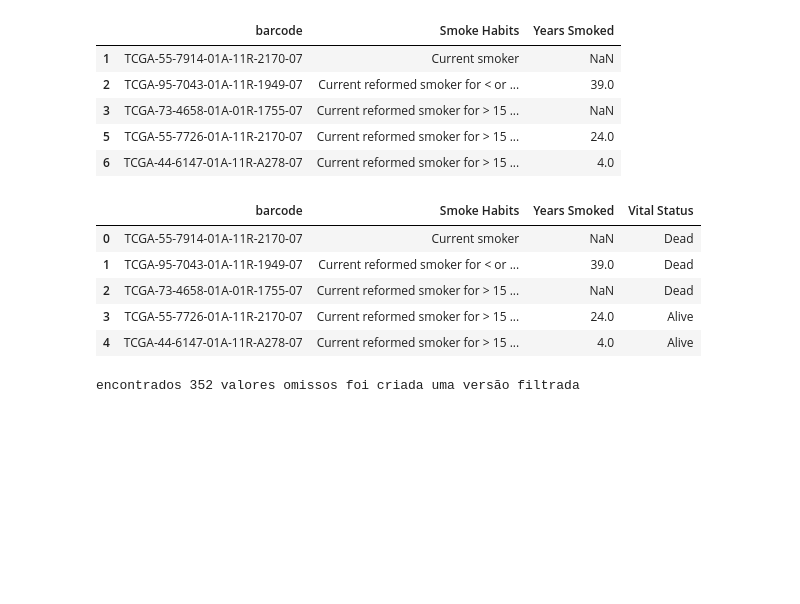
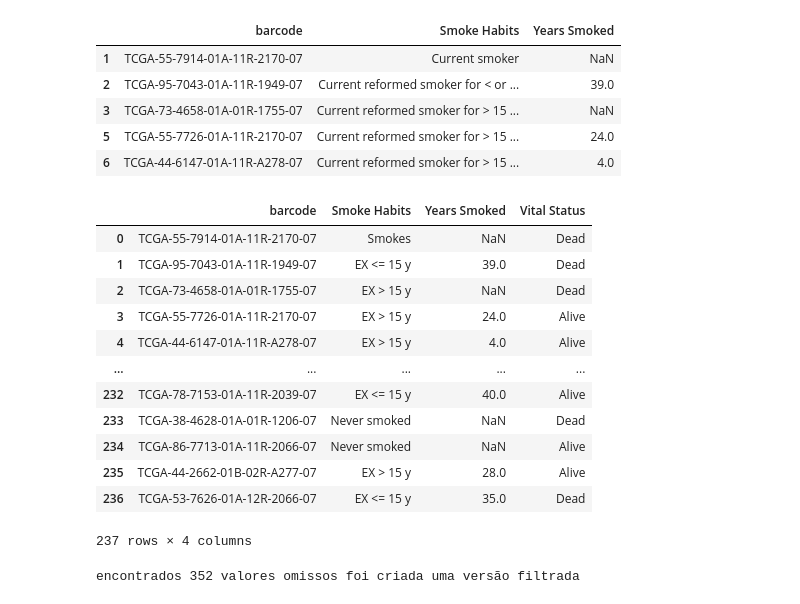
Before and after one commit to ketamine-juice/Extra-o, a Jupyter notebook: python/test.ipynb, the cells around one changed output. Cells and saved outputs as stored; diff of their text form; code cells hidden in the pictures; blank space fills up the shorter version.

```diff
--- a/python/test.ipynb
+++ b/python/test.ipynb
@@ -23,4 +36,5 @@ seqdata.head()
 # %%
 meta = pandas.read_csv('./dataset/meta.csv')
+meta = meta.set_index('barcode')
 meta.head()
 # %% [output]
@@ -61,7 +84,7 @@ smoke_status = smoke_status.rename(columns={
     'data.years_smoked' : 'Years Smoked'})
 
 smoke_status.drop(columns=['Unnamed: 0'], inplace=True)
-smoke_status['barcode'] = meta['barcode']
+smoke_status['barcode'] = meta.index
 
 # Filtramos por Smoke Habits
 smoke_status.isna().any()
@@ -78,24 +101,37 @@ smoke_status_clean.head()
 # %%
 vital = pandas.read_csv('./dataset/vital.csv')
 
 vital.rename(columns={'data.barcode' : 'barcode', 'data.vital_status' : 'Vital Status'}, inplace=True)
 
 vital_vs_smoke = pandas.merge(
     smoke_status_clean,
     vital,
     on = 'barcode',
     how = 'inner'
 )
 
 vital_vs_smoke = vital_vs_smoke[['barcode', 'Smoke Habits', 'Years Smoked', 'Vital Status']]
-vital_vs_smoke.head()
+vital_vs_smoke['Smoke Habits'] = vital_vs_smoke['Smoke Habits'].replace(
+    {'Current reformed smoker for > 15 years' : 'EX > 15 y',
+    'Current reformed smoker for < or = 15 years' : 'EX <= 15 y',
+    'Current smoker': 'Smokes',
+    'Lifelong Non-smoker': 'Never smoked'
+})
+vital_vs_smoke
 # %% [output]
 |  | barcode | Smoke Habits | Years Smoked | Vital Status |
-| 0 | TCGA-55-7914-01A-11R-2170-07 | Current smoker | NaN | Dead |
-| 1 | TCGA-95-7043-01A-11R-1949-07 | Current reformed smoker for < or ... | 39.0 | Dead |
-| 2 | TCGA-73-4658-01A-01R-1755-07 | Current reformed smoker for > 15 ... | NaN | Dead |
-| 3 | TCGA-55-7726-01A-11R-2170-07 | Current reformed smoker for > 15 ... | 24.0 | Alive |
-| 4 | TCGA-44-6147-01A-11R-A278-07 | Current reformed smoker for > 15 ... | 4.0 | Alive |
+| 0 | TCGA-55-7914-01A-11R-2170-07 | Smokes | NaN | Dead |
+| 1 | TCGA-95-7043-01A-11R-1949-07 | EX <= 15 y | 39.0 | Dead |
+| 2 | TCGA-73-4658-01A-01R-1755-07 | EX > 15 y | NaN | Dead |
+| 3 | TCGA-55-7726-01A-11R-2170-07 | EX > 15 y | 24.0 | Alive |
+| 4 | TCGA-44-6147-01A-11R-A278-07 | EX > 15 y | 4.0 | Alive |
+| ... | ... | ... | ... | ... |
+| 232 | TCGA-78-7153-01A-11R-2039-07 | EX <= 15 y | 40.0 | Alive |
+| 233 | TCGA-38-4628-01A-01R-1206-07 | Never smoked | NaN | Dead |
+| 234 | TCGA-86-7713-01A-11R-2066-07 | Never smoked | NaN | Alive |
+| 235 | TCGA-44-2662-01B-02R-A277-07 | EX > 15 y | 28.0 | Alive |
+| 236 | TCGA-53-7626-01A-12R-2066-07 | EX <= 15 y | 35.0 | Dead |
+237 rows × 4 columns
 # %%
 stage = pandas.read_csv('./dataset/stage.csv')
 stage.drop(columns=['Unnamed: 0'], inplace=True)
```
Also changed, not shown: parts of 17 cells of this notebook, 2 other files.
